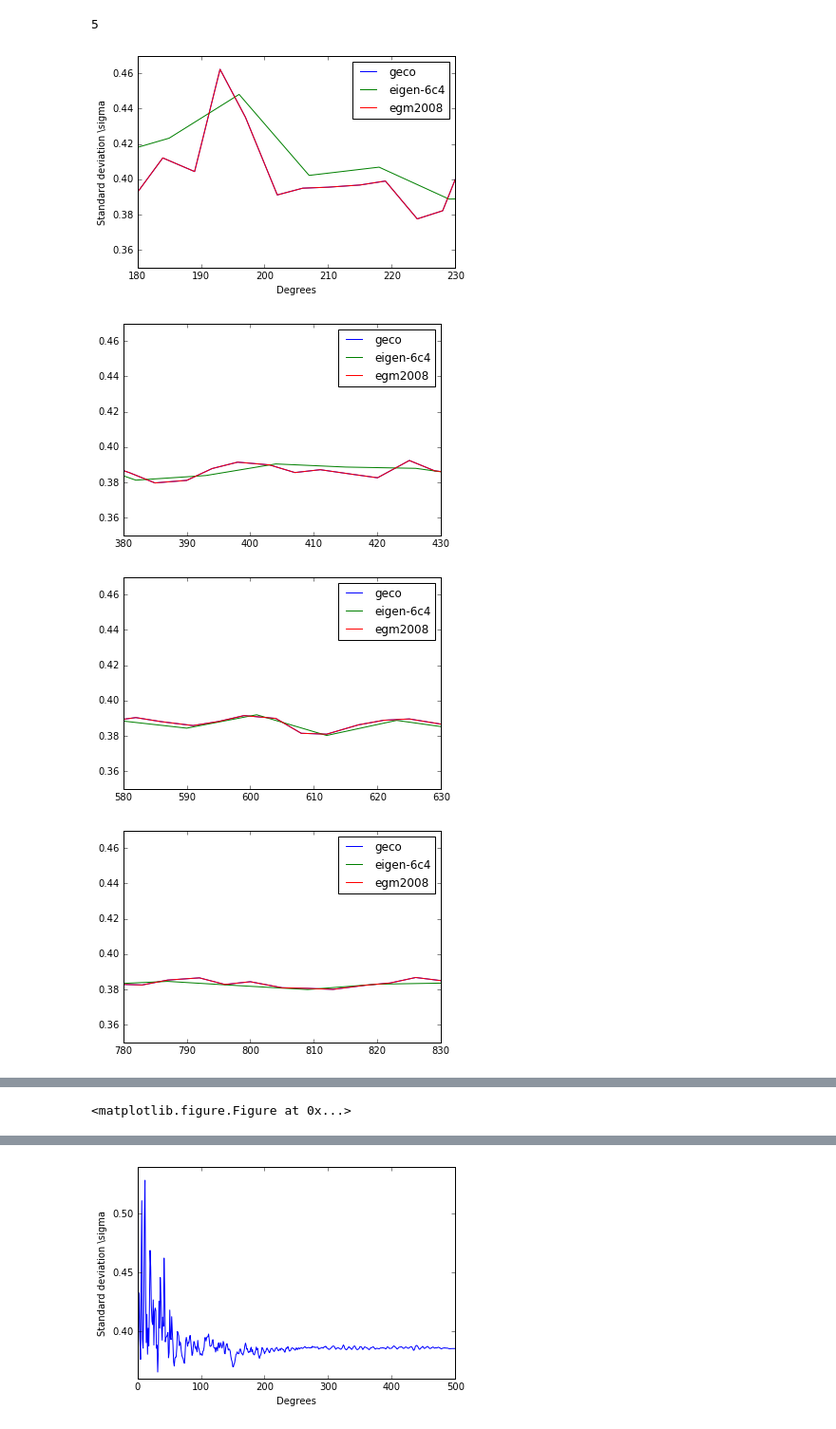
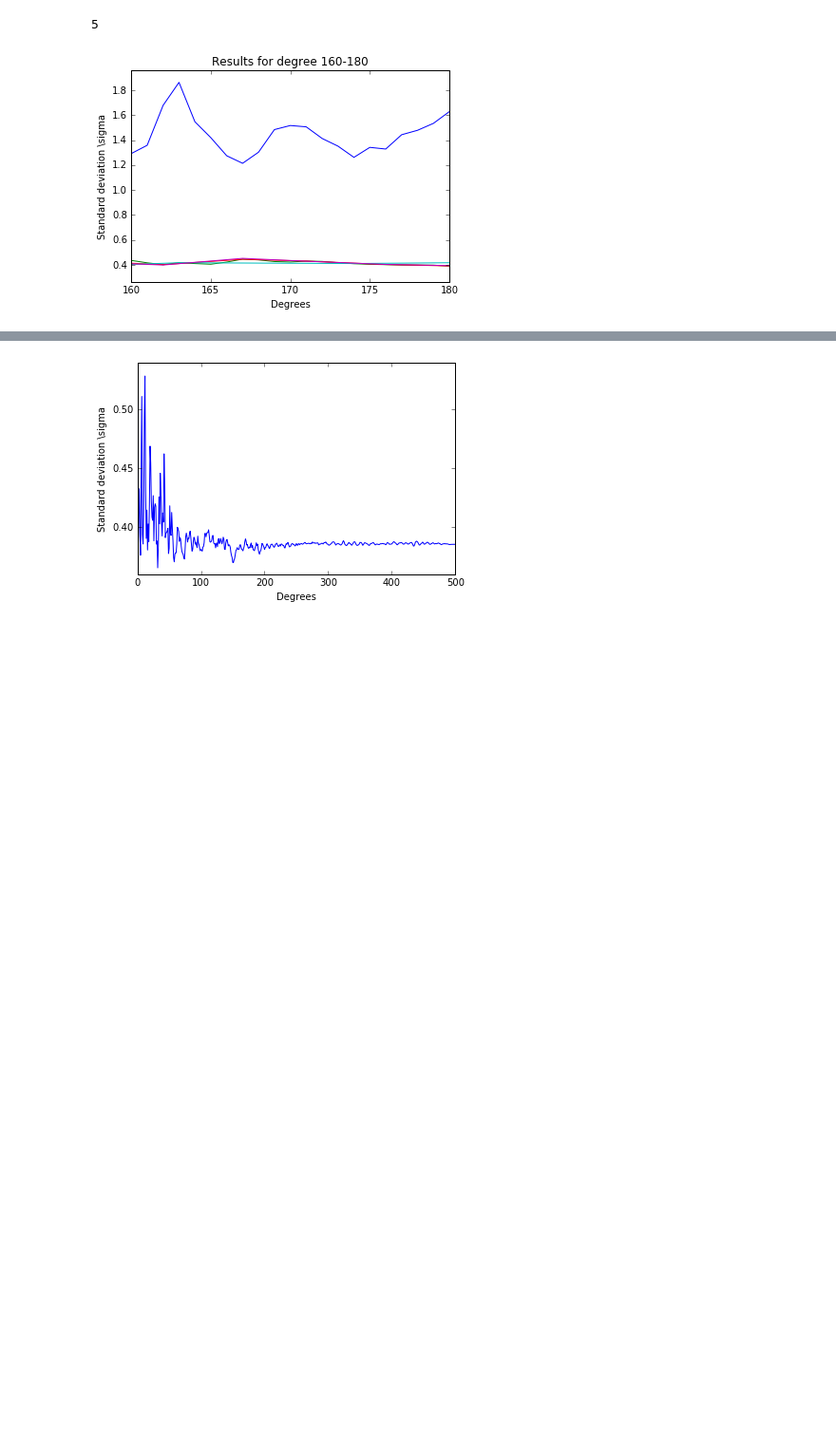
Before and after one commit to adonese/geoidapp-notebooks, a Jupyter notebook: ipynb/python_implementation.ipynb, the cells around one changed output, grey strips where cells are left out. Shown at 95% size. Drawn from its saved outputs; the diff is of its cells as text; code cells hidden in the pictures; blank space fills up the shorter version.

```diff
--- a/ipynb/python_implementation.ipynb
+++ b/ipynb/python_implementation.ipynb
@@ -41,23 +46,22 @@ len(list_std)
 # %%
 ##### Now Let's plot it
 labels = ['ITU-GRACE16', 'ITU_GGC16', 'geco', 'eigen-6c4', 'egm2008']
 # for i in range(len(list_std)):
 plt.xlabel("Degrees")
 plt.ylabel("Standard deviation \sigma")
-for i in range(180, 2191 - 50, 200):
-    plt.xlim([i, i+50])
-    plt.ylim([0.35, .47])
-    #plt.plot(list_std[0][:, 0], list_std[0][:, 1], label="ITU-GRACE16")
-    #plt.plot(list_std[1][:, 0], list_std[1][:, 1], label='ITU_GGC16')
+plt.ylim([min_val - 0.1, max_val + 0.1])
+
+for i in range(10, 180 - 20, 10):
+    plt.xlim([i, i+20])
+    plt.title("Results for degree %d-%d" % (i, i+20))
+    plt.plot(list_std[0][:, 0], list_std[0][:, 1], label="ITU-GRACE16")
+    plt.plot(list_std[1][:, 0], list_std[1][:, 1], label='ITU_GGC16')
     plt.plot(list_std[2][:, 0], list_std[2][:, 1], label="geco")
     plt.plot(list_std[3][:, 0], list_std[3][:, 1], label="eigen-6c4")
-    plt.plot(list_std[4][:, 0], list_std[2][:, 1], label="egm2008")
+    plt.plot(list_std[4][:, 0], list_std[4][:, 1], label="egm2008")
     plt.legend(loc='best')
+    fname = 'figures/figure%s' %(i + 20)
+    plt.savefig(fname, dpi=1200)
     plt.show()
-    fname = 'figure%s' %(i + 200)
-    plt.savefig(fname, dpi=1200)
 # %% [output]
-[figure, old version]
+[figure, new version]
-[figure, removed]
-[figure, removed]
-[figure, removed]
@@ -70 +67,0 @@ for i in range(180, 2191 - 50, 200):
-<matplotlib.figure.Figure at 0x...>
```
Also changed, not shown: parts of 6 cells of this notebook, 1 other file.
